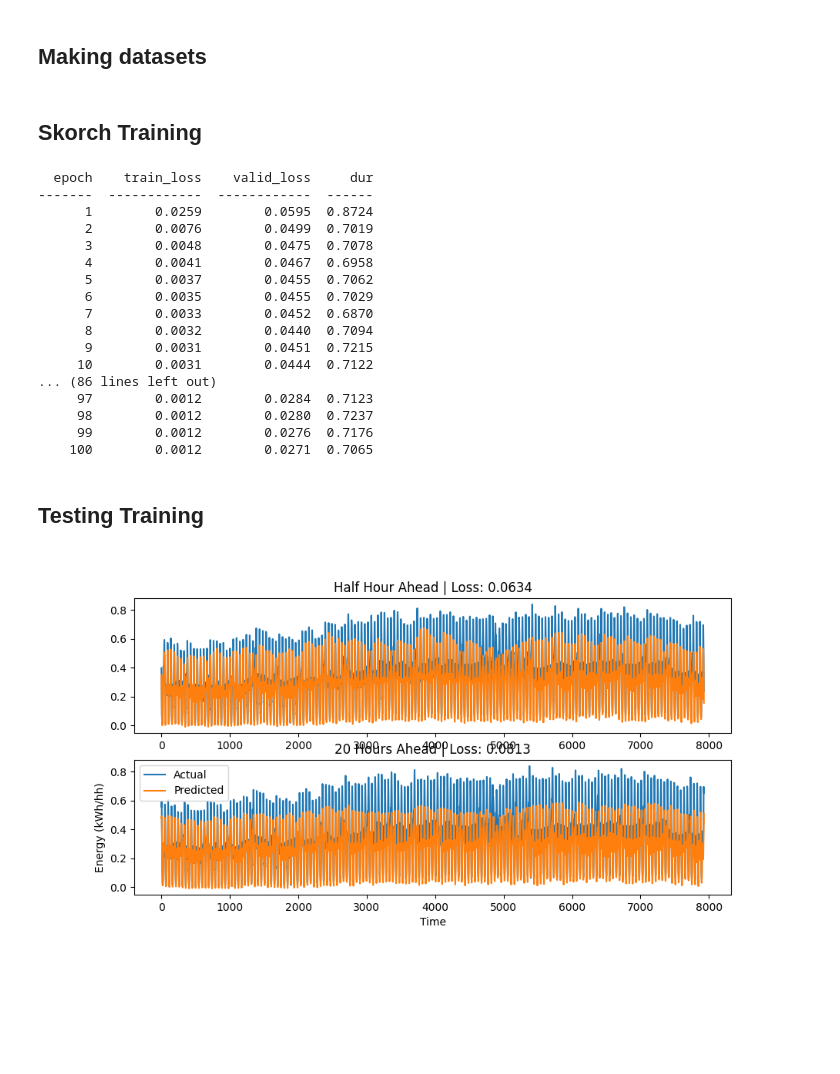
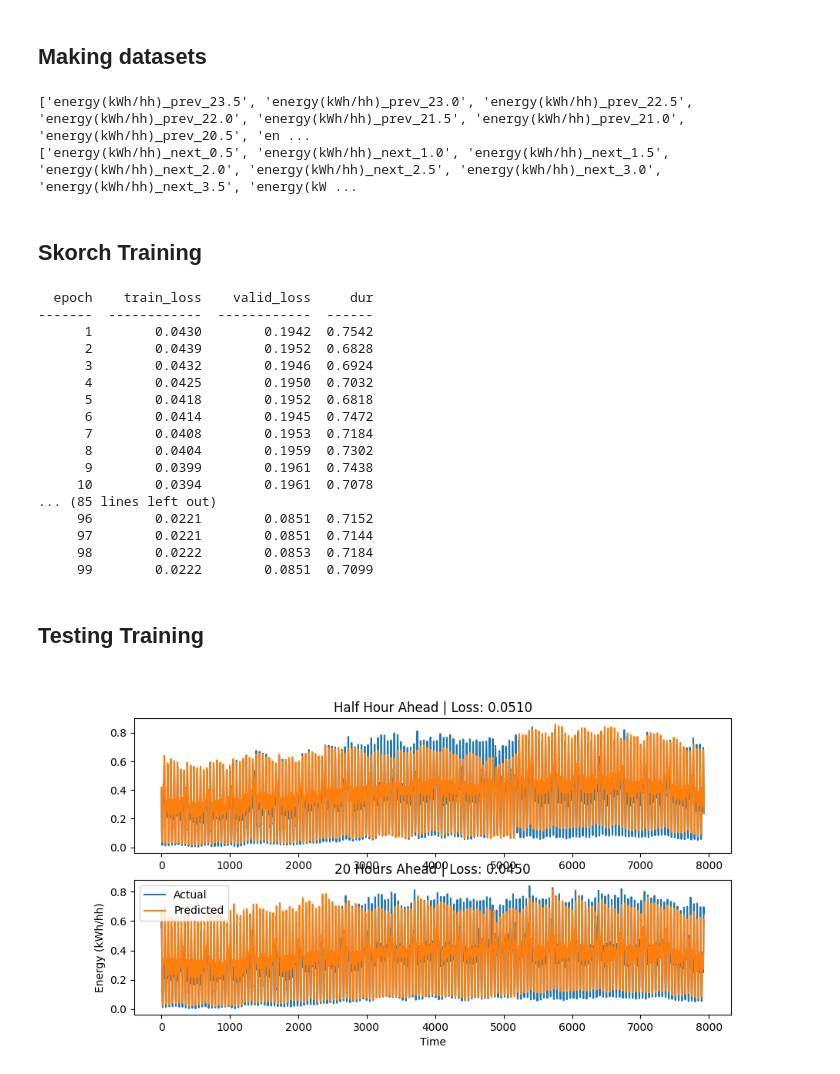
Before and after one commit to timdodge54/Power_Forecasting_With_DNN, a Jupyter notebook: src/Cody_Notebook.ipynb, the cells around one changed output. Saved outputs shown, nothing was run; the diff lists cells and outputs as text; code cells hidden in the pictures; blank space fills up the shorter version.

```diff
--- a/src/Cody_Notebook.ipynb
+++ b/src/Cody_Notebook.ipynb
@@ -167,35 +208,31 @@ class ForecastNetwork(nn.Module):
 # %% [markdown]
 ## Making datasets
 # %%
-other_features = [
-    'month',
-    'day',
-    'hour',
-    'minute',
-    'day_of_week',
-    'weekend',
-    'temperature',
-    'precipType',
-    'humidity',
-]
-input_names = other_features + prev_column + ['energy(kWh/hh)']
 
-target_names = next_column
+input_names_energy = [x for x in input_names if 'energy' in x]
+
+target_names_energy = [x for x in target_names if 'energy' in x]
+
+print(input_names_energy)
+print(target_names)
 
 data_mod_clean = pd.read_csv('../processed_data_train.csv')
 
-inputs = data_mod_clean[input_names]
-targets = data_mod_clean[target_names]
+inputs_energy = data_mod_clean[day_features + weather_features + input_names_energy]
+targets = data_mod_clean[target_names_energy]
 
-input_tensor = torch.tensor(inputs.values).float()
-target_tensor = torch.tensor(targets.values).float()
+input_tensor_energy = torch.tensor(inputs_energy.values).float()
+target_tensor_energy = torch.tensor(targets.values).float()
 
-dataset_train = data_utils.TensorDataset(input_tensor[:int(len(input_tensor) * 0.8)], target_tensor[:int(len(target_tensor) * 0.8)])
-dataset_test = data_utils.TensorDataset(input_tensor[int(len(input_tensor) * 0.8):], target_tensor[int(len(target_tensor) * 0.8):])
+dataset_train_energy = data_utils.TensorDataset(input_tensor_energy[:int(len(input_tensor_energy) * 0.8)], target_tensor_energy[:int(len(target_tensor_energy) * 0.8)])
+dataset_test_energy = data_utils.TensorDataset(input_tensor_energy[int(len(input_tensor_energy) * 0.8):], target_tensor_energy[int(len(target_tensor_energy) * 0.8):])
+# %% [output]
+['energy(kWh/hh)_prev_23.5', 'energy(kWh/hh)_prev_23.0', 'energy(kWh/hh)_prev_22.5', 'energy(kWh/hh)_prev_22.0', 'energy(kWh/hh)_prev_21.5', 'energy(kWh/hh)_prev_21.0', 'energy(kWh/hh)_prev_20.5', 'en ...
+['energy(kWh/hh)_next_0.5', 'energy(kWh/hh)_next_1.0', 'energy(kWh/hh)_next_1.5', 'energy(kWh/hh)_next_2.0', 'energy(kWh/hh)_next_2.5', 'energy(kWh/hh)_next_3.0', 'energy(kWh/hh)_next_3.5', 'energy(kW ...
 # %% [markdown]
 ## Skorch Training
 # %%
-module = ForecastNetwork(timesteps, len(other_features), target_tensor.shape[1], 6, 250)
+module = ForecastNetwork(timesteps, len(day_features+weather_features), target_tensor_energy.shape[1], 6, 250)
 # %%
 net = NeuralNetRegressor(
     module,
@@ -204,7 +241,7 @@ net = NeuralNetRegressor(
     batch_size=64,
     optimizer=torch.optim.Adam,
     optimizer__weight_decay=0.00001,
-    criterion=nn.MSELoss,
+    criterion=nn.L1Loss,
     device='cuda',
     iterator_train__num_workers=4,
     iterator_train__pin_memory=True,
@@ -213,64 +250,64 @@ net = NeuralNetRegressor(
     iterator_valid__pin_memory=True
 )
 
-net = net.fit(dataset_train, y=None)
+net = net.fit(dataset_train_energy, y=None)
 # %% [output]
   epoch    train_loss    valid_loss     dur
 -------  ------------  ------------  ------
-      1        0.0259        0.0595  0.8724
-      2        0.0076        0.0499  0.7019
-      3        0.0048        0.0475  0.7078
-      4        0.0041        0.0467  0.6958
-      5        0.0037        0.0455  0.7062
-      6        0.0035        0.0455  0.7029
-      7        0.0033        0.0452  0.6870
-      8        0.0032        0.0440  0.7094
-      9        0.0031        0.0451  0.7215
-     10        0.0031        0.0444  0.7122
-... (86 lines left out)
-     97        0.0012        0.0284  0.7123
-     98        0.0012        0.0280  0.7237
-     99        0.0012        0.0276  0.7176
-    100        0.0012        0.0271  0.7065
+      1        0.0430        0.1942  0.7542
+      2        0.0439        0.1952  0.6828
+      3        0.0432        0.1946  0.6924
+      4        0.0425        0.1950  0.7032
+      5        0.0418        0.1952  0.6818
+      6        0.0414        0.1945  0.7472
+      7        0.0408        0.1953  0.7184
+      8        0.0404        0.1959  0.7302
+      9        0.0399        0.1961  0.7438
+     10        0.0394        0.1961  0.7078
+... (85 lines left out)
+     96        0.0221        0.0851  0.7152
+     97        0.0221        0.0851  0.7144
+     98        0.0222        0.0853  0.7184
+     99        0.0222        0.0851  0.7099
 # %% [markdown]
 ## Testing Training
 # %%
 loss = nn.L1Loss()
-x_test = dataset_test[:][0]
-y_test = dataset_test[:][1]
+x_test = dataset_test_energy[:][0]
+y_test = dataset_test_energy[:][1]
 
 y_pred = net.module(x_test.float().cuda()).cpu().detach()
 
 half_pred = y_pred[:, 0]
 
 half_loss = loss(y_pred[:, 0], y_test[:, 0]).item()
 hour_loss = loss(y_pred[:, 1], y_test[:, 1]).item()
 hour_half_loss = loss(y_pred[:, 2], y_test[:, 2]).item()
 hour_20_loss = loss(y_pred[:, 40], y_test[:, 40])
 
 fig, ax = plt.subplots(2, 1, figsize=(10, 5))
 ax[0].plot(y_test[:, 0], label='Actual')
 ax[0].plot(y_pred[:, 0], label='Predicted')
 ax[0].set_title(f'Half Hour Ahead | Loss: {half_loss:.4f}')
 
 #ax[1].plot(y_test[:, 1], label='Actual')
 #ax[1].plot(y_pred[:, 1], label='Predicted')
 #ax[1].set_title(f'Hour Ahead | Loss: {hour_loss:.4f}')
 
 #ax[2].plot(y_test[:, 2], label='Actual')
 #ax[2].plot(y_pred[:, 2], label='Predicted')
 #ax[2].set_title(f'Hour and Half Ahead | Loss: {hour_half_loss:.4f}')
 
 ax[1].plot(y_test[:, 40], label='Actual')
 ax[1].plot(y_pred[:, 40], label='Predicted')
 ax[1].set_xlabel('Time')
 ax[1].set_ylabel('Energy (kWh/hh)')
 ax[1].set_title(f'20 Hours Ahead | Loss: {hour_20_loss:.4f}')
 
 plt.legend()
 plt.show()
 # %% [output]
-[figure, old version]
+[figure, new version]
 # %%
 loss = nn.L1Loss()
 
```
Also changed, not shown: parts of 15 cells of this notebook.
